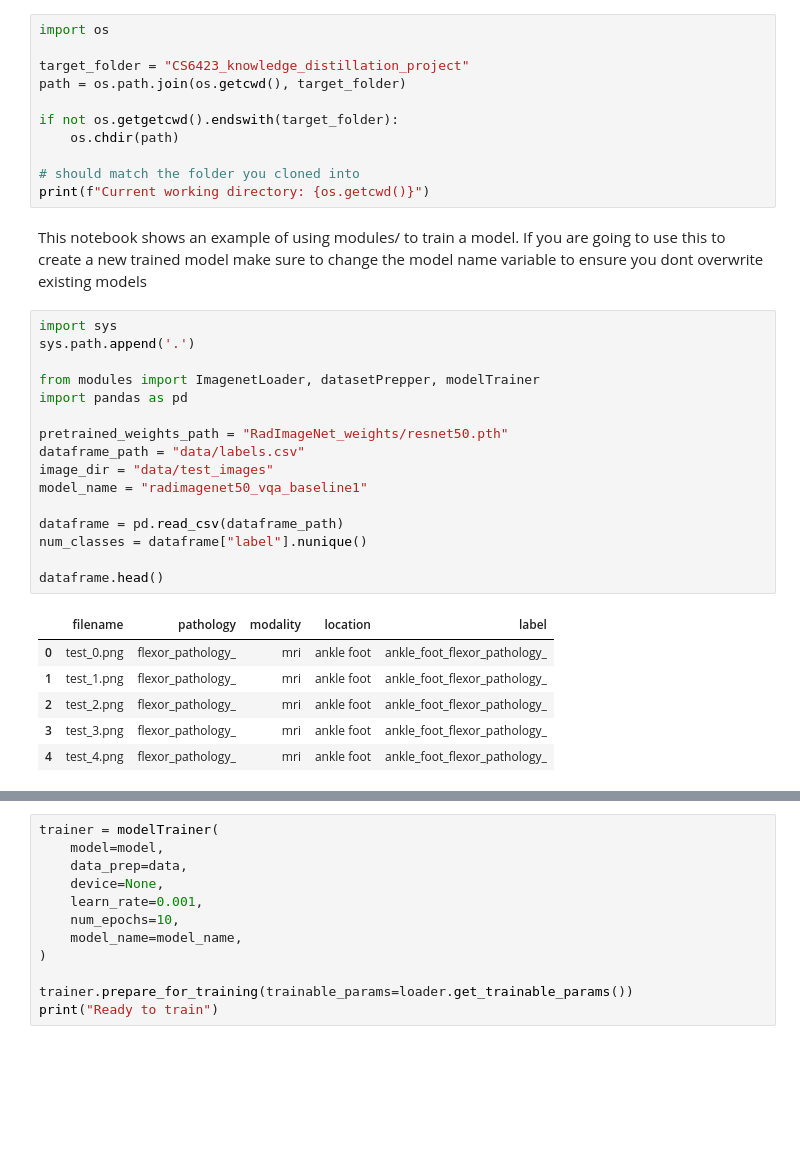
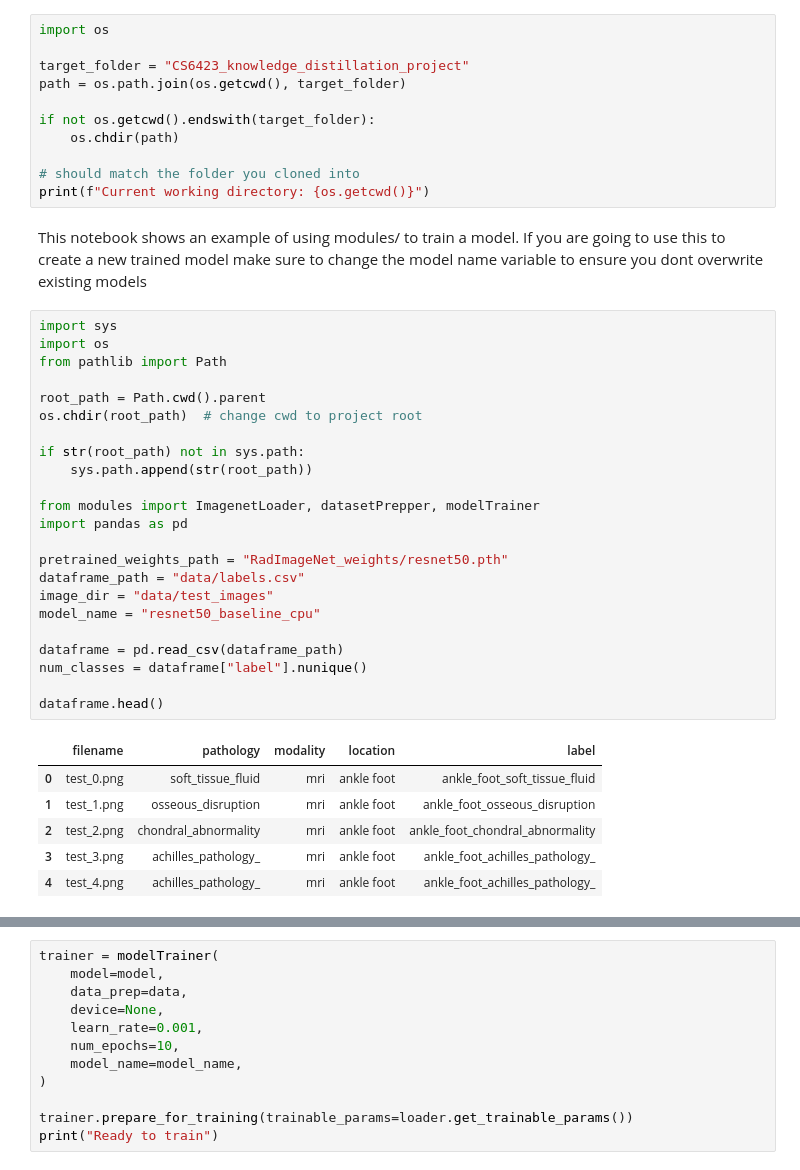
Before and after one commit to eoconn25/CS6423_knowledge_distillation_project, a Jupyter notebook: examples/radimage_train_example.ipynb, the cells around one changed output, grey strips where cells are left out. Drawn from its saved outputs; the diff is of its cells as text; blank space fills up the shorter version.

```diff
--- a/examples/radimage_train_example.ipynb
+++ b/examples/radimage_train_example.ipynb
@@ -4,7 +4,7 @@ import os
 target_folder = "CS6423_knowledge_distillation_project"
 path = os.path.join(os.getcwd(), target_folder)
 
-if not os.getgetcwd().endswith(target_folder):
+if not os.getcwd().endswith(target_folder):
     os.chdir(path)
 
 # should match the folder you cloned into
@@ -13,24 +13,31 @@ print(f"Current working directory: {os.getcwd()}")
 This notebook shows an example of using modules/ to train a model. If you are going to use this to create a new trained model make sure to change the model name variable to ensure you dont overwrite existing models
 # %%
 import sys
-sys.path.append('.')
+import os
+from pathlib import Path
+
+root_path = Path.cwd().parent
+os.chdir(root_path)  # change cwd to project root
+
+if str(root_path) not in sys.path:
+    sys.path.append(str(root_path))
 
 from modules import ImagenetLoader, datasetPrepper, modelTrainer
 import pandas as pd
 
 pretrained_weights_path = "RadImageNet_weights/resnet50.pth"
 dataframe_path = "data/labels.csv"
 image_dir = "data/test_images"
-model_name = "radimagenet50_vqa_baseline1"
+model_name = "resnet50_baseline_cpu"
 
 dataframe = pd.read_csv(dataframe_path)
 num_classes = dataframe["label"].nunique()
 
 dataframe.head()
 # %% [output]
 |  | filename | pathology | modality | location | label |
-| 0 | test_0.png | flexor_pathology_ | mri | ankle foot | ankle_foot_flexor_pathology_ |
-| 1 | test_1.png | flexor_pathology_ | mri | ankle foot | ankle_foot_flexor_pathology_ |
-| 2 | test_2.png | flexor_pathology_ | mri | ankle foot | ankle_foot_flexor_pathology_ |
-| 3 | test_3.png | flexor_pathology_ | mri | ankle foot | ankle_foot_flexor_pathology_ |
-| 4 | test_4.png | flexor_pathology_ | mri | ankle foot | ankle_foot_flexor_pathology_ |
+| 0 | test_0.png | soft_tissue_fluid | mri | ankle foot | ankle_foot_soft_tissue_fluid |
+| 1 | test_1.png | osseous_disruption | mri | ankle foot | ankle_foot_osseous_disruption |
+| 2 | test_2.png | chondral_abnormality | mri | ankle foot | ankle_foot_chondral_abnormality |
+| 3 | test_3.png | achilles_pathology_ | mri | ankle foot | ankle_foot_achilles_pathology_ |
+| 4 | test_4.png | achilles_pathology_ | mri | ankle foot | ankle_foot_achilles_pathology_ |
```
Also changed, not shown: parts of 4 cells of this notebook, 5 other files.
